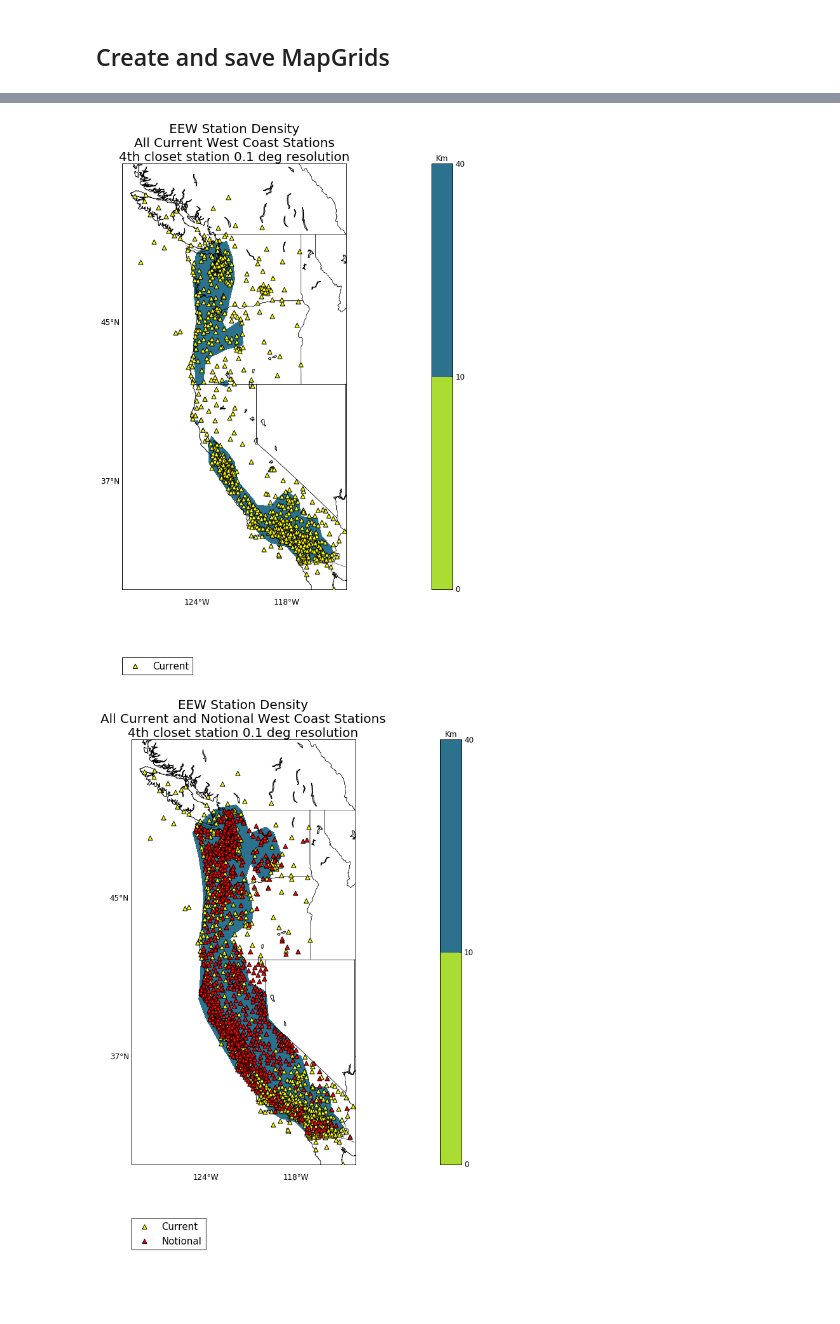
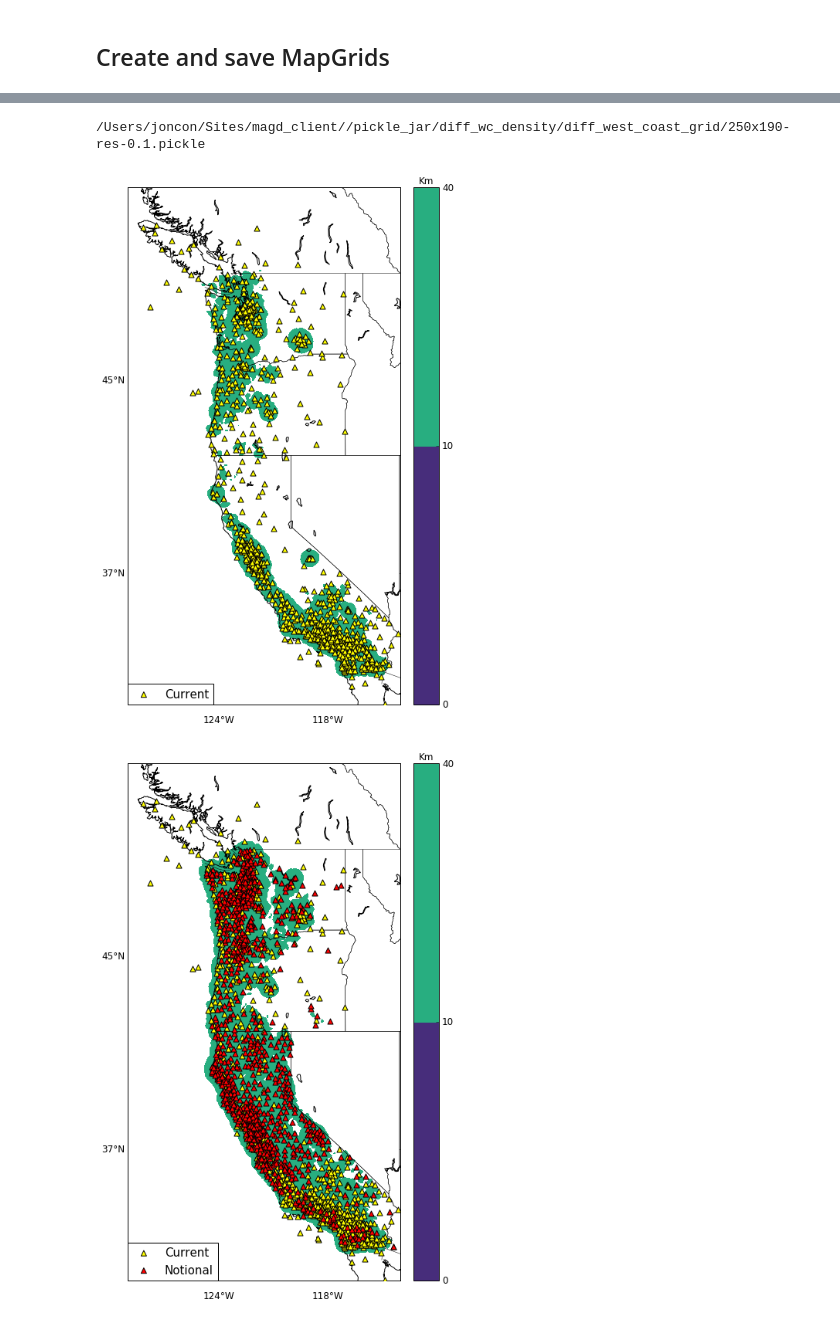
Before and after one commit to pnsn/magd_client, a Jupyter notebook: notebooks/2019_station_density_west_coast_eew.ipynb, the cells around one changed output, grey strips where cells are left out. Cells and saved outputs as stored; diff of their text form; code cells hidden in the pictures; blank space fills up the shorter version.

Commit message:
modify plotting output

```diff
--- a/notebooks/2019_station_density_west_coast_eew.ipynb
+++ b/notebooks/2019_station_density_west_coast_eew.ipynb
@@ -142,38 +142,62 @@ Wall time: 2min 28s
 # %%
 # diff of notional and existing
-#pass into args
-#type: the catoregory with will also be the folder of pickle file
-#name: name of pickle file
+# pass into args
+# type: the catoregory with will also be the folder of pickle file
+# name: name of pickle file
+
 diff_wc = wc_current_and_notional.copy("diff_west_coast", "diff_wc_density")
 diff_wc.matrix = wc_current.matrix - wc_current_and_notional.matrix
 diff_wc.save()
-diff_wc_path= diff_wc.get_path()
+print(diff_wc.get_path())
+# %% [output]
+/Users/joncon/Sites/magd_client//pickle_jar/diff_wc_density/diff_west_coast_grid/250x190-res-0.1.pickle
+# %%
+# use this to instantiate obj from pickle rather than performing run over again
+wc_current = get_pickle( \
+    "/Users/joncon/Sites/magd_client//pickle_jar/west_coast_current/dist_max_grid/250x190-res-0.1.pickle")
+wc_current_and_notional = get_pickle( \
+    "/Users/joncon/Sites/magd_client//pickle_jar/west_coast_current_and_notional/dist_max_grid/250x190-res-0.1.pickle")
+diff_wc = get_pickle( \
+    "/Users/joncon/Sites/magd_client//pickle_jar/diff_wc_density/diff_west_coast_grid/250x190-res-0.1.pickle")
 # %%
 path = wc_current.get_path()
 %run -i scripts/plot_heatmap.py \
 --path=$path \
---title1="EEW Station Density" \
---title2="All Current West Coast Stations" \
---title3="4th closet station 0.1 deg resolution" \
 --plotwidth=60 \
 --plotstas=True \
---color=viridis_r \
---levels=0,10,40
+--color=viridis \
+--levels=0,10,40 \
+--legend_pad=0 \
+--colorbar_pad=0.005 \
+--colorbar_fraction=0.0289 \
+
+
+
+#--title1="EEW Station Density" \
+#--title2="All Current West Coast Stations" \
+#--title3="4th closet station 0.1 deg resolution" \
 # %% [output]
-[figure, old version]
+[figure, new version]
 # %%
 path = wc_current_and_notional.get_path()
 %run -i scripts/plot_heatmap.py \
 --path=$path \
---title1="EEW Station Density" \
---title2="All Current and Notional West Coast Stations" \
---title3="4th closet station 0.1 deg resolution" \
 --plotwidth=60 \
 --plotstas=True \
---color=viridis_r \
---levels=0,10,40
+--color=viridis \
+--levels=0,10,40 \
+--legend_pad=0 \
+--colorbar_pad=0.005 \
+--colorbar_fraction=0.0289 \
+
+#clb = pm.plot().colorbar(cf, fraction=0.030, pad=0.01)
+#bbox = (0.0, -0.13)
+
+# --title1="EEW Station Density" \
+# --title2="All Current and Notional West Coast Stations" \
+# --title3="4th closet station 0.1 deg resolution" \
 # %% [output]
-[figure, old version]
+[figure, new version]
 # %%
 path = diff_wc.get_path()
 %run -i scripts/plot_heatmap.py \
```
Also changed, not shown: parts of 18 cells of this notebook, 2 other files.
